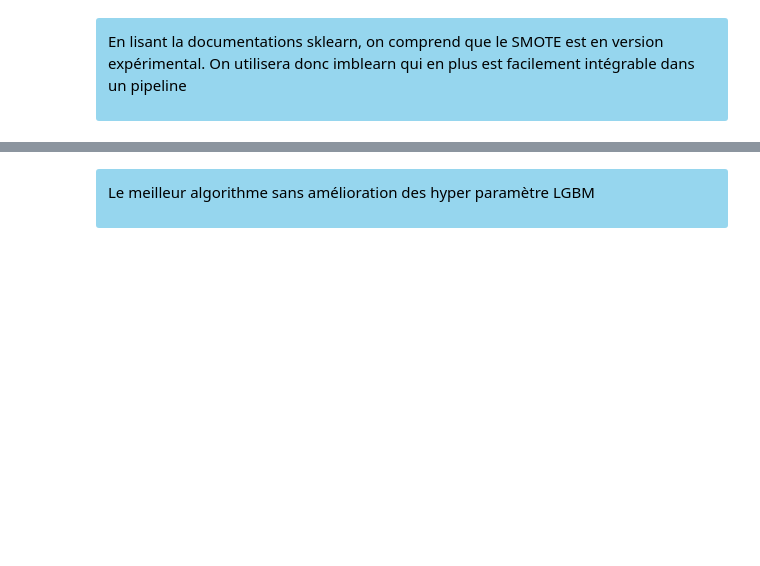
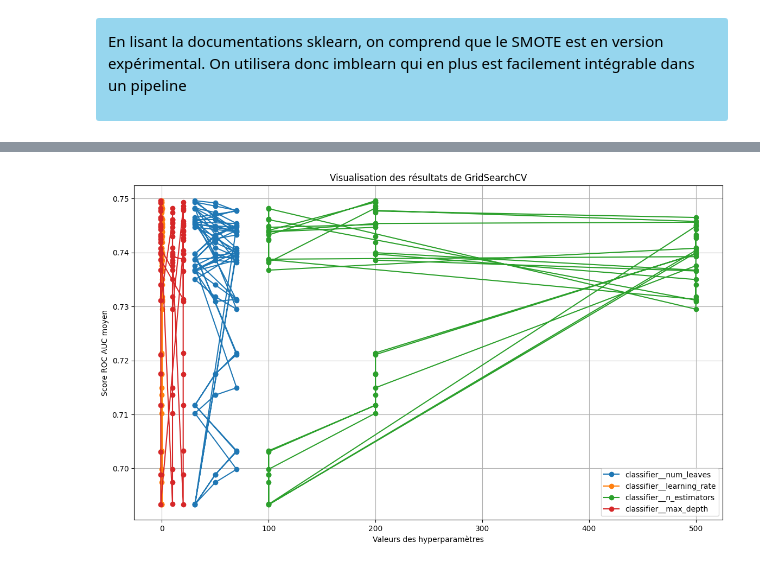
Before and after one commit to Belin27000/P4_ScoringModel, a Jupyter notebook: Lecerf_yann_2_notebook_modelisation.ipynb, the cells around one changed output, grey strips where cells are left out. Cells and saved outputs as stored; diff of their text form; code cells hidden in the pictures; blank space fills up the shorter version.

```diff
--- a/Lecerf_yann_2_notebook_modelisation.ipynb
+++ b/Lecerf_yann_2_notebook_modelisation.ipynb
@@ -173,18 +527,41 @@ Score moyen du meilleur modèle : 0.7458926952290938
+# %%
+results = pd.DataFrame(grid_search.cv_results_)
+
+plt.figure(figsize=(14,8))
+for param in param_grid.keys():
+    plt.plot(results['param_' + param],
+    results['mean_test_score'],
+    marker='o',
+    linestyle='-',
+    label=param
+    )
+
+plt.title('Visualisation des résultats de GridSearchCV')
+plt.xlabel('Valeurs des hyperparamètres')
+plt.ylabel('Score ROC AUC moyen')
+plt.legend()
+plt.grid(True)
+plt.show()
+# %% [output]
+[figure, added]
 # %%
-display_info(message=f" Le meilleur algorithme sans amélioration des hyper paramètre {best_model_name}")
+# display_info(message=f" Le meilleur algorithme sans amélioration des hyper paramètre {best_model_name}")
 
-# Paramètres pour GridSearchCV : on teste chaque modèle
-param_grid = [
-    {'classifier': [models[{best_model_name}]]}
-]
-grid_search = GridSearchCV(model_pipeline,param_grid, cv=5, scoring='roc_auc')
+# # Paramètres pour GridSearchCV : on teste chaque modèle
+# param_grid = {
+#     'num_leaves': [31, 50, 70],
+#     'learning_rate': [0.1, 0.05, 0.01],
+#     'n_estimators': [100, 200, 500],
+#     'max_depth': [-1, 10, 20]
+# }
+# model_pipeline = applyPipeline(models[best_model_name])
 
-display_info(message="on test notre model sur notre jeu de données de test")
-with timer(title=(f"Modelisation et prediction du model")):
-    model_pipeline.fit(X_train,y_train)
-    y_pred = model_pipeline.predict(X_test)
-display_info(message="on compare nos valeur predite sur notre jeu de données de test au valeur a predire y_test mis de côté")
-print(classification_report(y_test, y_pred))
-model.fit(X_train, y_train)
+# grid_search = GridSearchCV(model_pipeline,param_grid, cv=5, scoring='roc_auc')
+
+# display_info(message="on test notre model sur notre jeu de données de test")
+# with timer(title=(f"Modelisation et prediction du model")):
+#     model_pipeline.fit(X_train,y_train)
+#     y_pred = model_pipeline.predict(X_test)
+# display_info(message="on compare nos valeur predite sur notre jeu de données de test au valeur a predire y_test mis de côté")
+# print(classification_report(y_test, y_pred))
+# model.fit(X_train, y_train)
-# %% [output]
-Le meilleur algorithme sans amélioration des hyper paramètre LGBM
```
Also changed, not shown: parts of 20 cells of this notebook.
